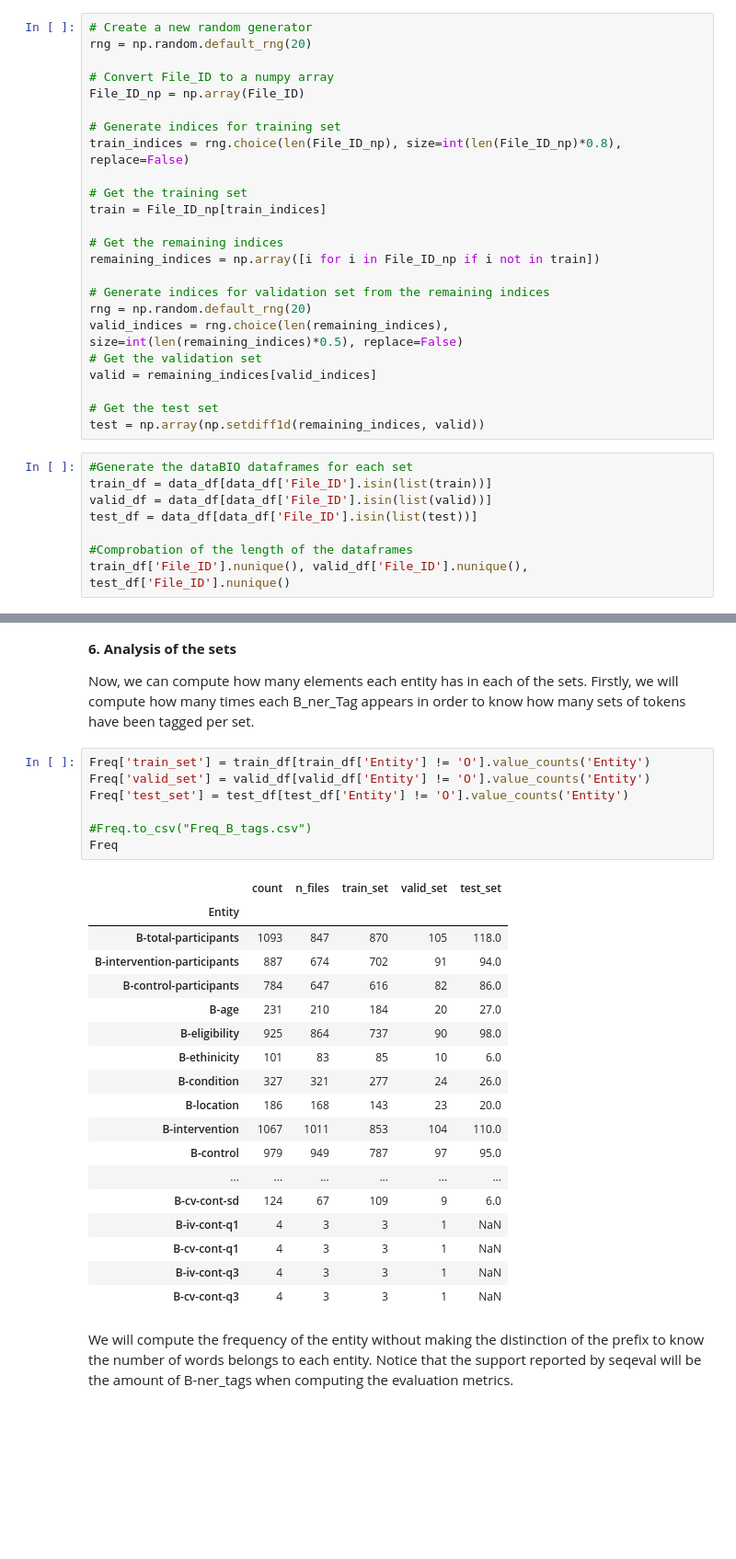
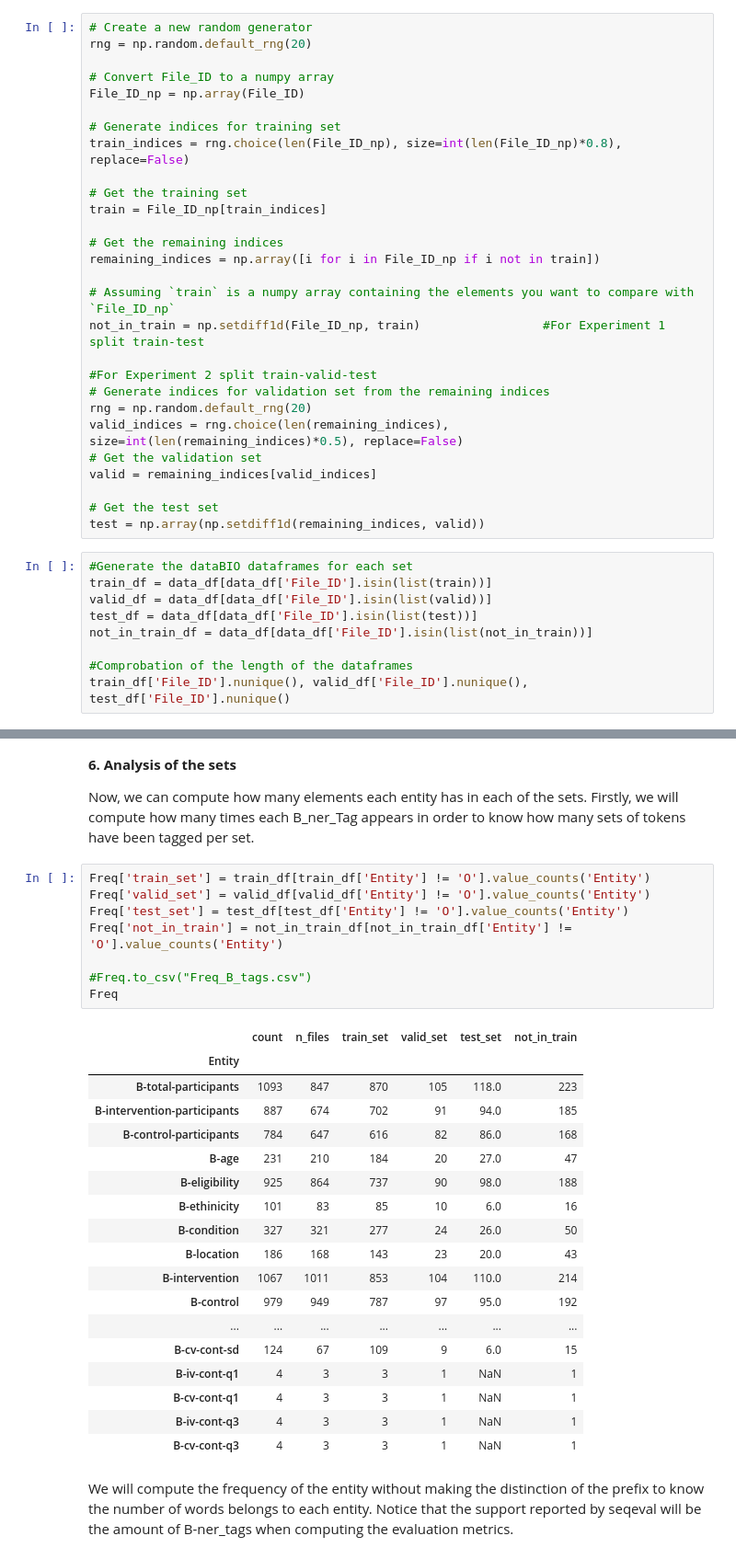
Before and after one commit to cuevascarlos/ClinicalTrials, a Jupyter notebook: Preprocessing.ipynb, the cells around one changed output, grey strips where cells are left out. Shown: that part at 92% size. Saved outputs shown, nothing was run; the diff lists cells and outputs as text; blank space fills up the shorter version.

```diff
--- a/Preprocessing.ipynb
+++ b/Preprocessing.ipynb
@@ -589,6 +449,10 @@ train = File_ID_np[train_indices]
 # Get the remaining indices
 remaining_indices = np.array([i for i in File_ID_np if i not in train])
 
+# Assuming `train` is a numpy array containing the elements you want to compare with `File_ID_np`
+not_in_train = np.setdiff1d(File_ID_np, train)                 #For Experiment 1 split train-test
+
+#For Experiment 2 split train-valid-test
 # Generate indices for validation set from the remaining indices
 rng = np.random.default_rng(20)
 valid_indices = rng.choice(len(remaining_indices), size=int(len(remaining_indices)*0.5), replace=False)
@@ -602,6 +466,7 @@ test = np.array(np.setdiff1d(remaining_indices, valid))
 train_df = data_df[data_df['File_ID'].isin(list(train))]
 valid_df = data_df[data_df['File_ID'].isin(list(valid))]
 test_df = data_df[data_df['File_ID'].isin(list(test))]
+not_in_train_df = data_df[data_df['File_ID'].isin(list(not_in_train))]
 
 #Comprobation of the length of the dataframes
 train_df['File_ID'].nunique(), valid_df['File_ID'].nunique(), test_df['File_ID'].nunique()
@@ -614,29 +479,30 @@ Now, we can compute how many elements each entity has in each of the sets. First
 # %%
 Freq['train_set'] = train_df[train_df['Entity'] != 'O'].value_counts('Entity')
 Freq['valid_set'] = valid_df[valid_df['Entity'] != 'O'].value_counts('Entity')
 Freq['test_set'] = test_df[test_df['Entity'] != 'O'].value_counts('Entity')
+Freq['not_in_train'] = not_in_train_df[not_in_train_df['Entity'] != 'O'].value_counts('Entity')
 
 #Freq.to_csv("Freq_B_tags.csv")
 Freq
 # %% [output]
-|  | count | n_files | train_set | valid_set | test_set |
-| Entity |  |  |  |  |  |
-| B-total-participants | 1093 | 847 | 870 | 105 | 118.0 |
-| B-intervention-participants | 887 | 674 | 702 | 91 | 94.0 |
-| B-control-participants | 784 | 647 | 616 | 82 | 86.0 |
-| B-age | 231 | 210 | 184 | 20 | 27.0 |
-| B-eligibility | 925 | 864 | 737 | 90 | 98.0 |
-| B-ethinicity | 101 | 83 | 85 | 10 | 6.0 |
-| B-condition | 327 | 321 | 277 | 24 | 26.0 |
-| B-location | 186 | 168 | 143 | 23 | 20.0 |
-| B-intervention | 1067 | 1011 | 853 | 104 | 110.0 |
-| B-control | 979 | 949 | 787 | 97 | 95.0 |
-| ... | ... | ... | ... | ... | ... |
-| B-cv-cont-sd | 124 | 67 | 109 | 9 | 6.0 |
-| B-iv-cont-q1 | 4 | 3 | 3 | 1 | NaN |
-| B-cv-cont-q1 | 4 | 3 | 3 | 1 | NaN |
-| B-iv-cont-q3 | 4 | 3 | 3 | 1 | NaN |
-| B-cv-cont-q3 | 4 | 3 | 3 | 1 | NaN |
+|  | count | n_files | train_set | valid_set | test_set | not_in_train |
+| Entity |  |  |  |  |  |  |
+| B-total-participants | 1093 | 847 | 870 | 105 | 118.0 | 223 |
+| B-intervention-participants | 887 | 674 | 702 | 91 | 94.0 | 185 |
+| B-control-participants | 784 | 647 | 616 | 82 | 86.0 | 168 |
+| B-age | 231 | 210 | 184 | 20 | 27.0 | 47 |
+| B-eligibility | 925 | 864 | 737 | 90 | 98.0 | 188 |
+| B-ethinicity | 101 | 83 | 85 | 10 | 6.0 | 16 |
+| B-condition | 327 | 321 | 277 | 24 | 26.0 | 50 |
+| B-location | 186 | 168 | 143 | 23 | 20.0 | 43 |
+| B-intervention | 1067 | 1011 | 853 | 104 | 110.0 | 214 |
+| B-control | 979 | 949 | 787 | 97 | 95.0 | 192 |
+| ... | ... | ... | ... | ... | ... | ... |
+| B-cv-cont-sd | 124 | 67 | 109 | 9 | 6.0 | 15 |
+| B-iv-cont-q1 | 4 | 3 | 3 | 1 | NaN | 1 |
+| B-cv-cont-q1 | 4 | 3 | 3 | 1 | NaN | 1 |
+| B-iv-cont-q3 | 4 | 3 | 3 | 1 | NaN | 1 |
+| B-cv-cont-q3 | 4 | 3 | 3 | 1 | NaN | 1 |
 # %% [markdown]
 We will compute the frequency of the entity without making the distinction of the prefix to know the number of words belongs to each entity. Notice that the support reported by seqeval will be the amount of B-ner_tags when computing the evaluation metrics.
 # %%
```
Also changed, not shown: parts of 52 cells of this notebook.
